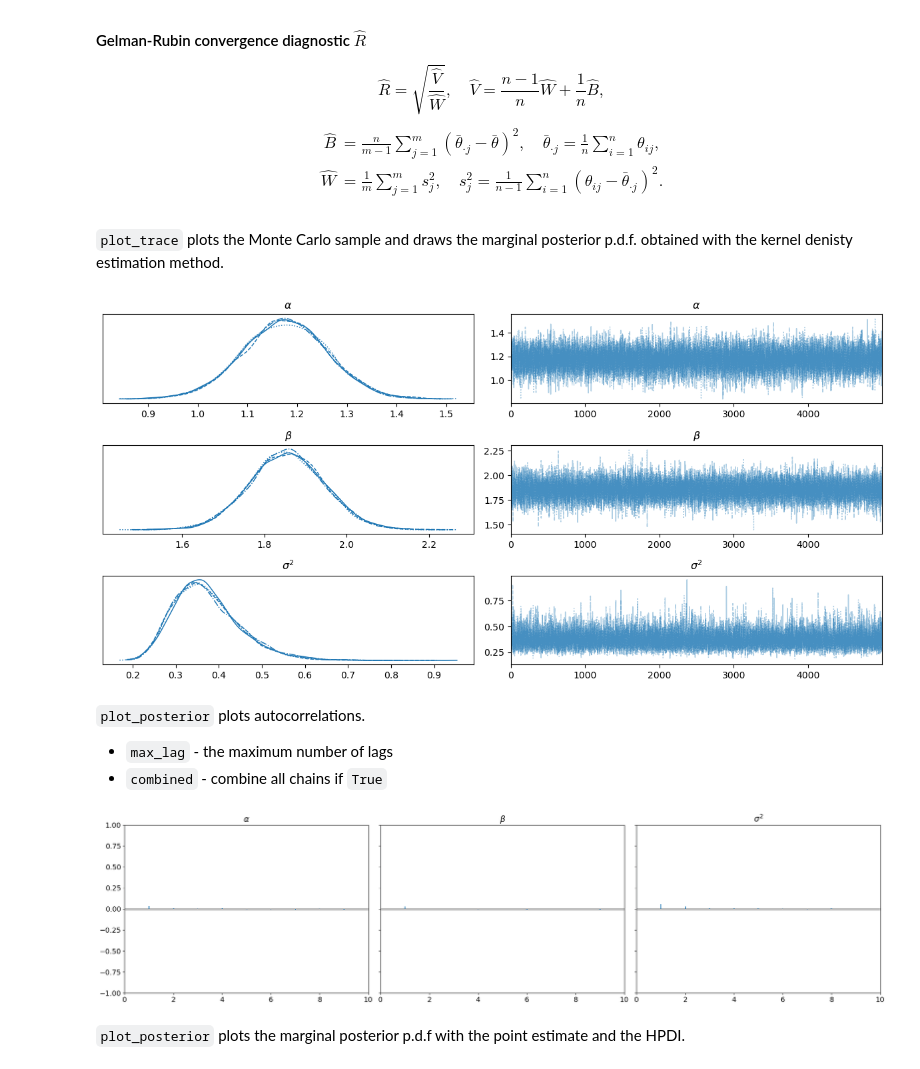
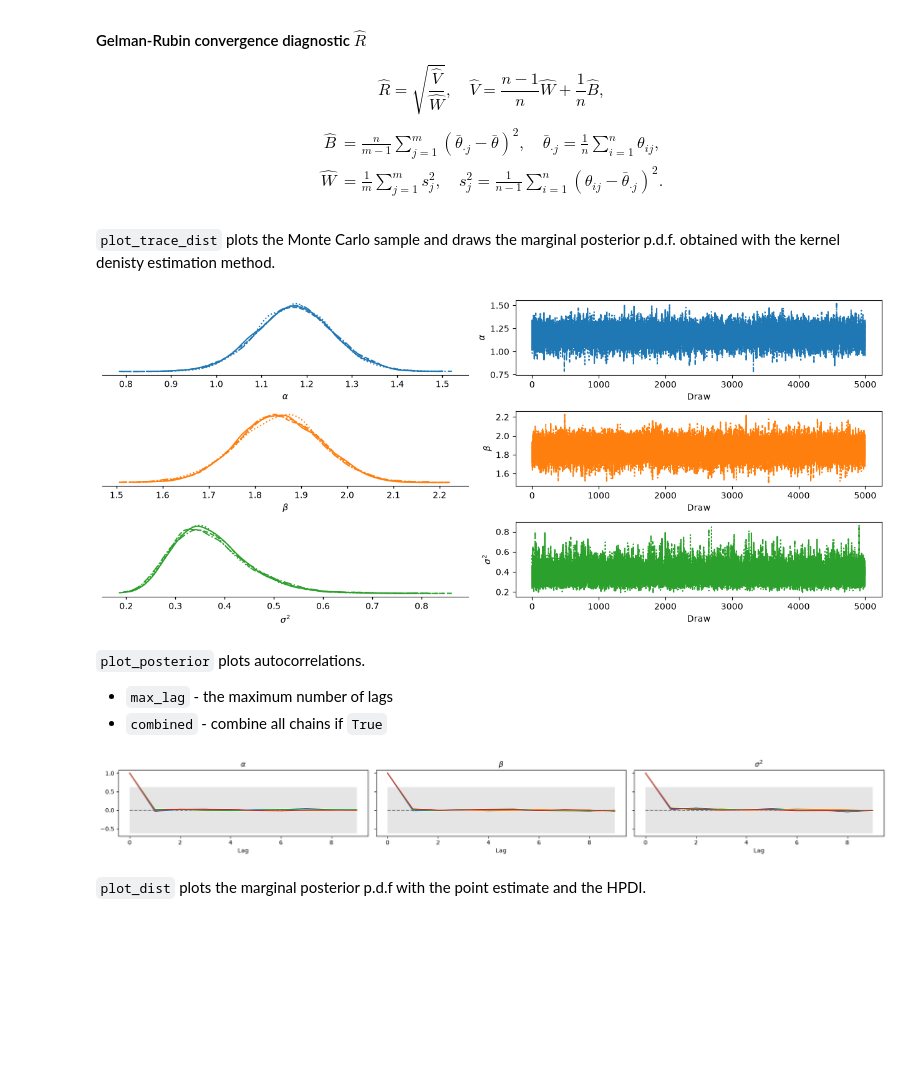
Before and after one commit to nakatsuma/bayesian_statistics, a Jupyter notebook: notebook/simple_regression.ipynb, the cells around one changed output. Cells and saved outputs as stored; diff of their text form; code cells hidden in the pictures; blank space fills up the shorter version.

```diff
--- a/notebook/simple_regression.ipynb
+++ b/notebook/simple_regression.ipynb
@@ -140,5 +142,4 @@ A PyMC function `sample` generates a Monte Carlo sample of parameters from the p
 # %%
 n_draws, n_chains, n_tune = 5000, 4, 1000
 with regresssion_normal_invgamma:
-    # trace = pm.sample(draws=n_draws, chains=n_chains, tune=n_tune, target_accept=0.9, random_seed=rng) # PyMC default sampler (very slow)
-    trace = pm.sample(draws=n_draws, chains=n_chains, tune=n_tune, target_accept=0.9, random_seed=rng, nuts_sampler='numpyro') # numpyro (much faster but does not work on Colab)
+    trace = pm.sample(draws=n_draws, chains=n_chains, tune=n_tune, target_accept=0.9, random_seed=rng)
@@ -177,24 +182,24 @@ where
  \hat W &= \frac1{m}\sum_{j=1}^m s_j^2,\quad s_j^2 = \frac1{n-1}\sum_{i=1}^n(\theta_{ij}-\bar\theta_{\cdot j})^2.
 \end{align*}
 # %% [markdown]
-`plot_trace` plots the Monte Carlo sample and draws the marginal posterior p.d.f. obtained with the kernel denisty estimation method.
+`plot_trace_dist` plots the Monte Carlo sample and draws the marginal posterior p.d.f. obtained with the kernel denisty estimation method.
 # %%
-pm.plot_trace(trace)
+plot_trace_dist(trace)
 plt.tight_layout()
 plt.show()
 # %% [output]
-[figure, old version]
+[figure, new version]
 # %% [markdown]
 `plot_posterior` plots autocorrelations.
 
 + `max_lag` - the maximum number of lags
 + `combined` - combine all chains if `True`
 # %%
-pm.plot_autocorr(trace, max_lag=10, combined=True)
+plot_autocorr(trace, max_lag=10)
 plt.tight_layout()
 plt.show()
 # %% [output]
-[figure, old version]
+[figure, new version]
 # %% [markdown]
-`plot_posterior` plots the marginal posterior p.d.f with the point estimate and the HPDI.
+`plot_dist` plots the marginal posterior p.d.f with the point estimate and the HPDI.
 # %%
```
Also changed, not shown: parts of 5 cells of this notebook, 23 other files.
